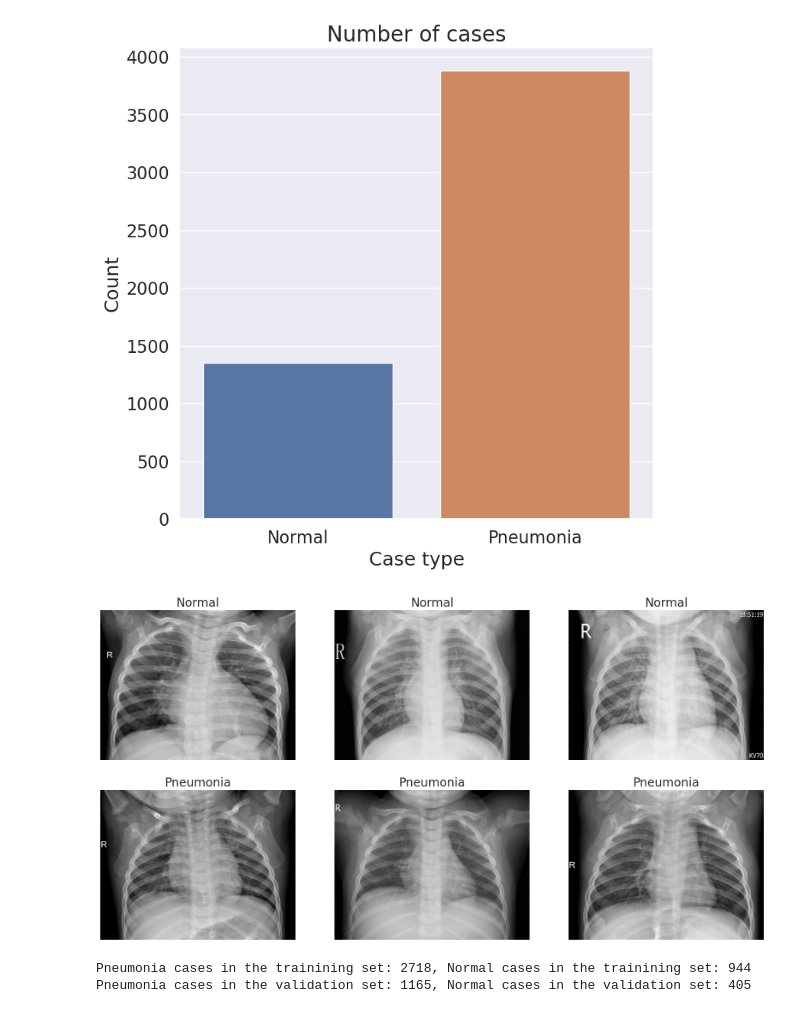
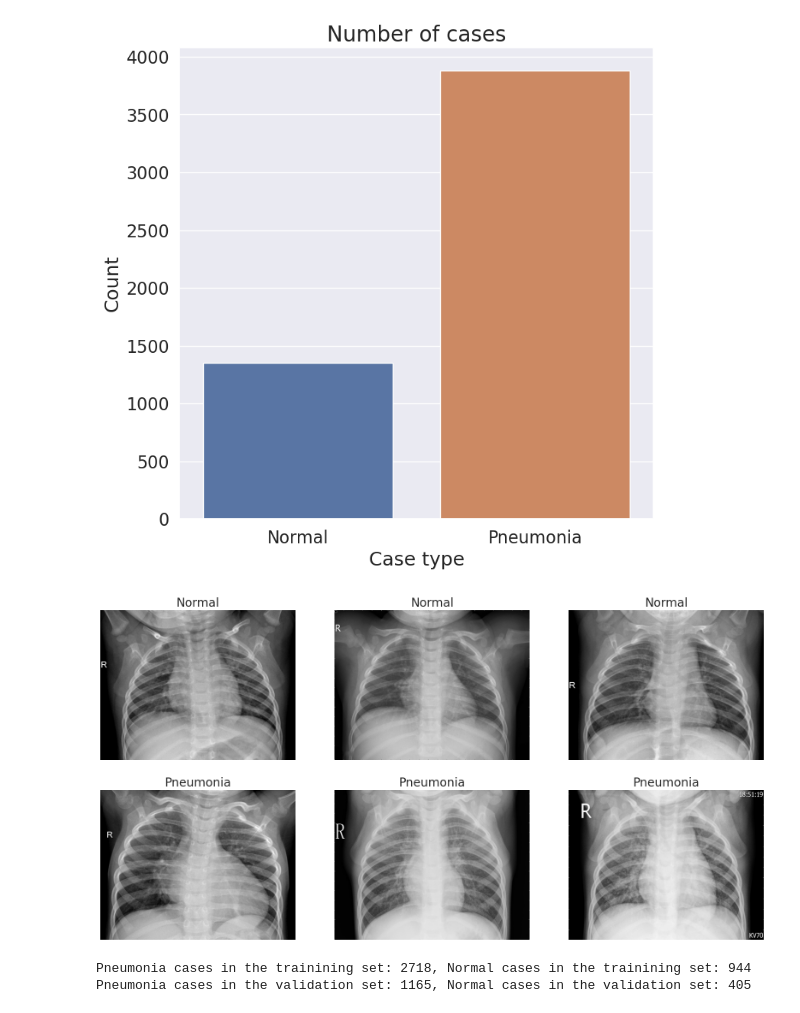
Before and after one commit to mrcljns/Identifying_Pneumonia_Project, a Jupyter notebook: identifying_pnuemonia_notebook.ipynb, the cells around one changed output. Drawn from its saved outputs; the diff is of its cells as text; code cells hidden in the pictures.

Commit message:
Fixed wrong visualization of examples

```diff
--- a/identifying_pnuemonia_notebook.ipynb
+++ b/identifying_pnuemonia_notebook.ipynb
@@ -124,22 +124,22 @@ plt.show()
 [figure]
 # %%
 # Get three examples from each class and concatenate them
-samples = list(train_data[train_data['Label']==1]['Image_dir'].iloc[:3]) + list(train_data[train_data['Label']==0]['Image_dir'].iloc[:3])
+samples = list(train_data[train_data['Label']==0]['Image_dir'].iloc[:3]) + list(train_data[train_data['Label']==1]['Image_dir'].iloc[:3])
 
 # Plot the examples
 f, ax = plt.subplots(2, 3, figsize=(20, 10))
 for i in range(6):
     img = imread(samples[i])
     ax[i//3, i%3].imshow(img, cmap='gray')
     if i<3:
         ax[i//3, i%3].set_title("Normal", fontsize=20)
     else:
         ax[i//3, i%3].set_title("Pneumonia", fontsize=20)
     ax[i//3, i%3].axis('off')
     ax[i//3, i%3].set_aspect('auto')
 plt.show()
 # %% [output]
-[figure, old version]
+[figure, new version]
 # %%
 # Splitting train data into train and validation set
 train_data, val_data = train_test_split(train_data, test_size=0.3, shuffle=True, stratify=train_data["Label"], random_state=42)
```
Also changed, not shown: 3 other files.
